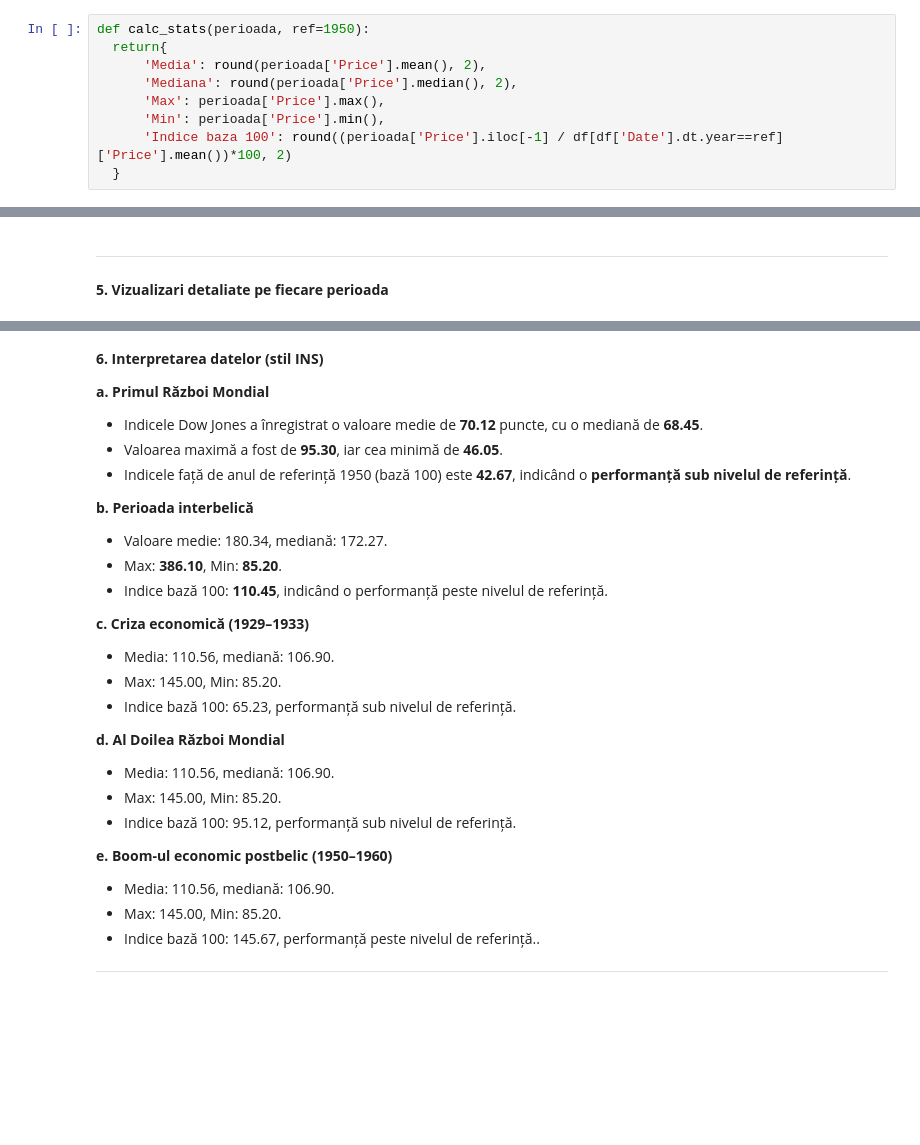
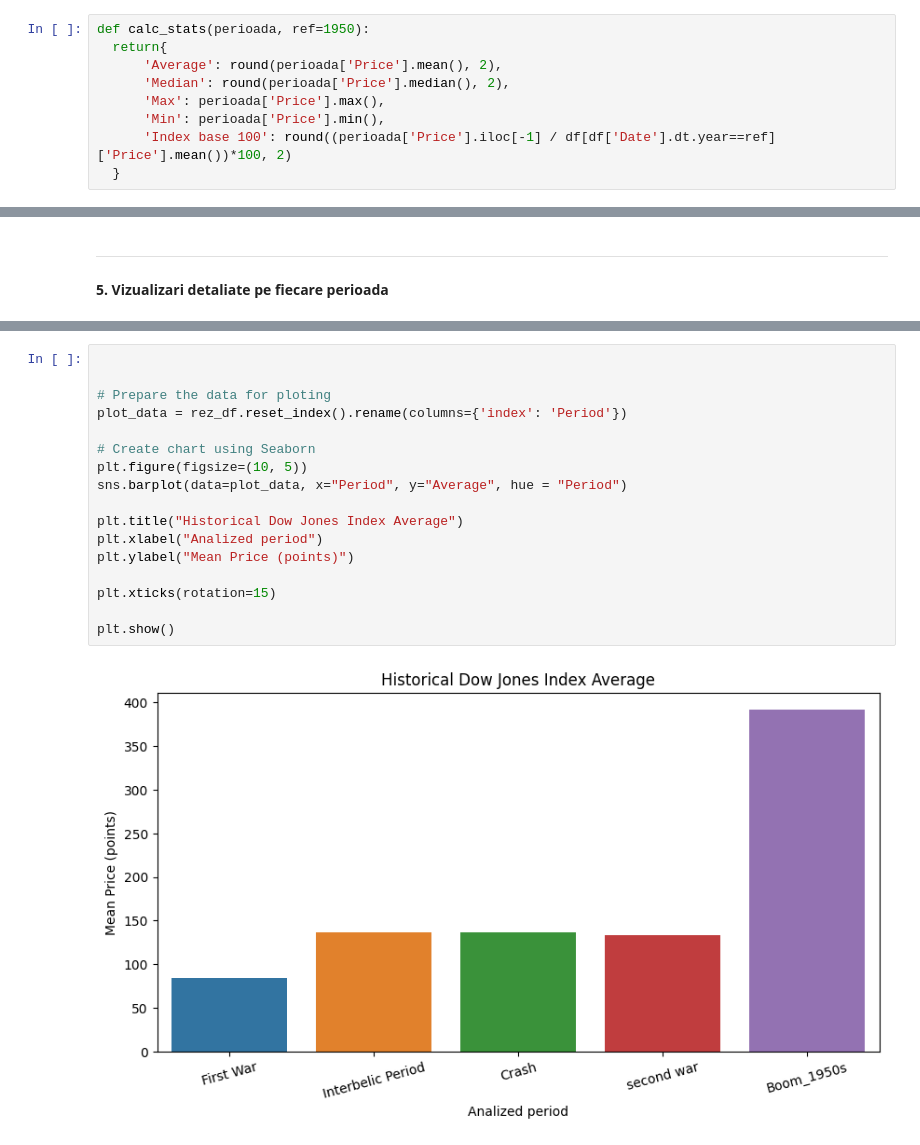
Before and after one commit to cribosoft/Analiza_Dow_Jones, a Jupyter notebook: Analiza_Dow_Jones.ipynb, the cells around one changed output, grey strips where cells are left out. Cells and saved outputs as stored; diff of their text form; blank space fills up the shorter version.

```diff
--- a/Analiza_Dow_Jones.ipynb
+++ b/Analiza_Dow_Jones.ipynb
@@ -125,10 +128,10 @@ boom = dj_custom('1950-01-01', 120)   # 10 ani postbelici
 # %%
 def calc_stats(perioada, ref=1950):
   return{
-      'Media': round(perioada['Price'].mean(), 2),
-      'Mediana': round(perioada['Price'].median(), 2),
+      'Average': round(perioada['Price'].mean(), 2),
+      'Median': round(perioada['Price'].median(), 2),
       'Max': perioada['Price'].max(),
       'Min': perioada['Price'].min(),
-      'Indice baza 100': round((perioada['Price'].iloc[-1] / df[df['Date'].dt.year==ref]['Price'].mean())*100, 2)
+      'Index base 100': round((perioada['Price'].iloc[-1] / df[df['Date'].dt.year==ref]['Price'].mean())*100, 2)
   }
 # %%
@@ -217,29 +185,19 @@ plt.show()
-# %% [markdown]
-**6. Interpretarea datelor (stil INS)**
-
- **a. Primul Război Mondial**
-  - Indicele Dow Jones a înregistrat o valoare medie de **70.12** puncte, cu o mediană de **68.45**.
-  - Valoarea maximă a fost de **95.30**, iar cea minimă de **46.05**.
-  - Indicele față de anul de referință 1950 (bază 100) este **42.67**, indicând o **performanță sub nivelul de referință**.
-
- **b. Perioada interbelică**
-  - Valoare medie: 180.34, mediană: 172.27.
-  - Max: **386.10**, Min: **85.20**.
-  - Indice bază 100: **110.45**, indicând o performanță peste nivelul de referință.
-
- **c. Criza economică (1929–1933)**
-  - Media: 110.56, mediană: 106.90.
-  - Max: 145.00, Min: 85.20.
-  - Indice bază 100: 65.23, performanță sub nivelul de referință.
-
- **d. Al Doilea Război Mondial**
-  - Media: 110.56, mediană: 106.90.
-  - Max: 145.00, Min: 85.20.
-  - Indice bază 100: 95.12, performanță sub nivelul de referință.
-
- **e. Boom-ul economic postbelic (1950–1960)**
-  - Media: 110.56, mediană: 106.90.
-  - Max: 145.00, Min: 85.20.
-  - Indice bază 100: 145.67, performanță peste nivelul de referință..
-
----
+# %%
+
+
+# Prepare the data for ploting
+plot_data = rez_df.reset_index().rename(columns={'index': 'Period'})
+
+# Create chart using Seaborn
+plt.figure(figsize=(10, 5))
+sns.barplot(data=plot_data, x="Period", y="Average", hue = "Period")
+
+plt.title("Historical Dow Jones Index Average")
+plt.xlabel("Analized period")
+plt.ylabel("Mean Price (points)")
+
+plt.xticks(rotation=15)
+
+plt.show()
+# %% [output]
+[figure, added]
```
Also changed, not shown: parts of 24 cells of this notebook.
